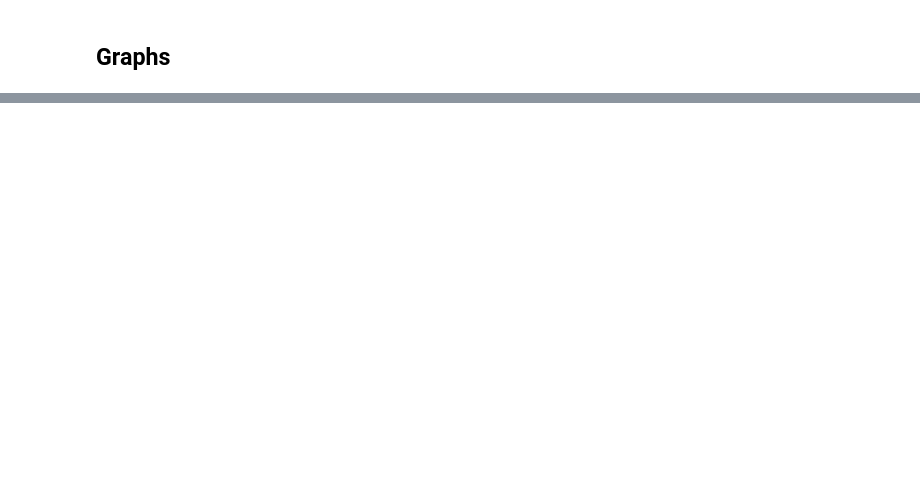
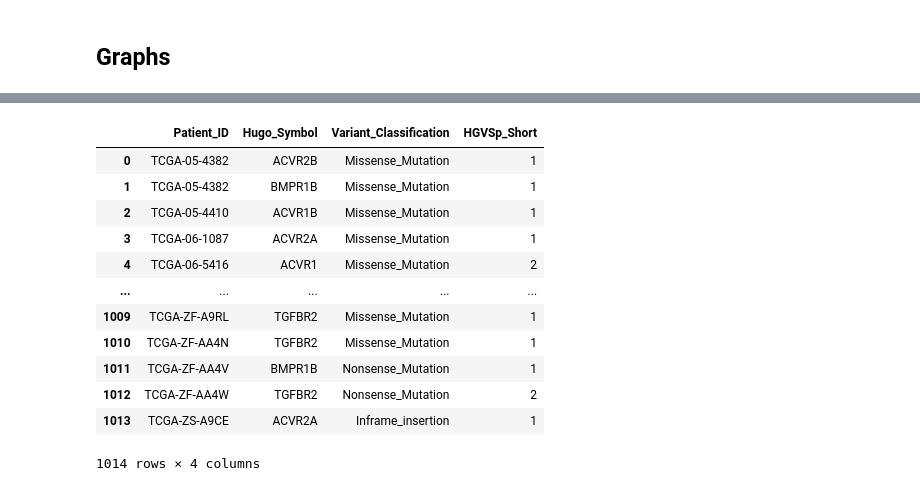
Before and after one commit to Nanocell-Lab/TCancer_RareDiseases, a Jupyter notebook: src/01_TCGA.ipynb, the cells around one changed output, grey strips where cells are left out. Cells and saved outputs as stored; diff of their text form; code cells hidden in the pictures; blank space fills up the shorter version.

```diff
--- a/src/01_TCGA.ipynb
+++ b/src/01_TCGA.ipynb
@@ -433,0 +357,18 @@ scatter_hist(x, y, axs['scatter'], axs['histx'], axs['histy'])
+# %%
+mut_df = maf_genes[["Patient_ID","Hugo_Symbol","Variant_Classification","HGVSp_Short"]]
+mut_df = mut_df.groupby(["Patient_ID","Hugo_Symbol","Variant_Classification"])["HGVSp_Short"].count().reset_index()
+mut_df
+# %% [output]
+|  | Patient_ID | Hugo_Symbol | Variant_Classification | HGVSp_Short |
+| 0 | TCGA-05-4382 | ACVR2B | Missense_Mutation | 1 |
+| 1 | TCGA-05-4382 | BMPR1B | Missense_Mutation | 1 |
+| 2 | TCGA-05-4410 | ACVR1B | Missense_Mutation | 1 |
+| 3 | TCGA-06-1087 | ACVR2A | Missense_Mutation | 1 |
+| 4 | TCGA-06-5416 | ACVR1 | Missense_Mutation | 2 |
+| ... | ... | ... | ... | ... |
+| 1009 | TCGA-ZF-A9RL | TGFBR2 | Missense_Mutation | 1 |
+| 1010 | TCGA-ZF-AA4N | TGFBR2 | Missense_Mutation | 1 |
+| 1011 | TCGA-ZF-AA4V | BMPR1B | Nonsense_Mutation | 1 |
+| 1012 | TCGA-ZF-AA4W | TGFBR2 | Nonsense_Mutation | 2 |
+| 1013 | TCGA-ZS-A9CE | ACVR2A | Inframe_insertion | 1 |
+1014 rows × 4 columns
```
Also changed, not shown: parts of 11 cells of this notebook, 2 other files.
